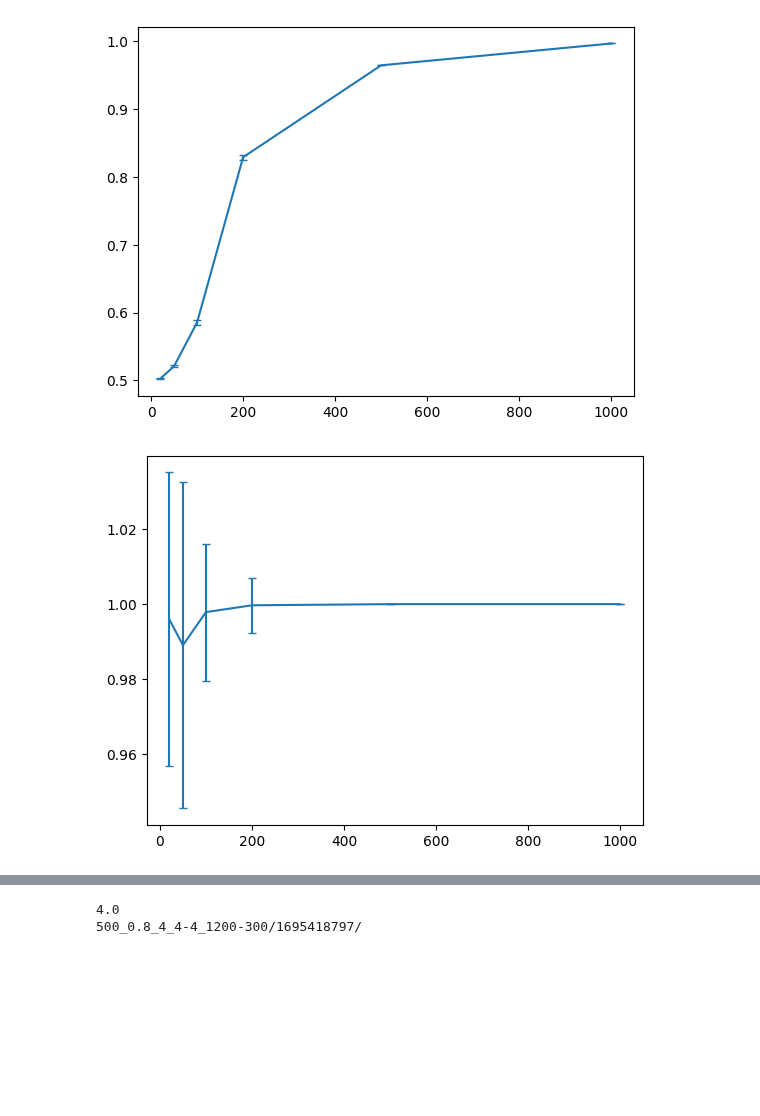
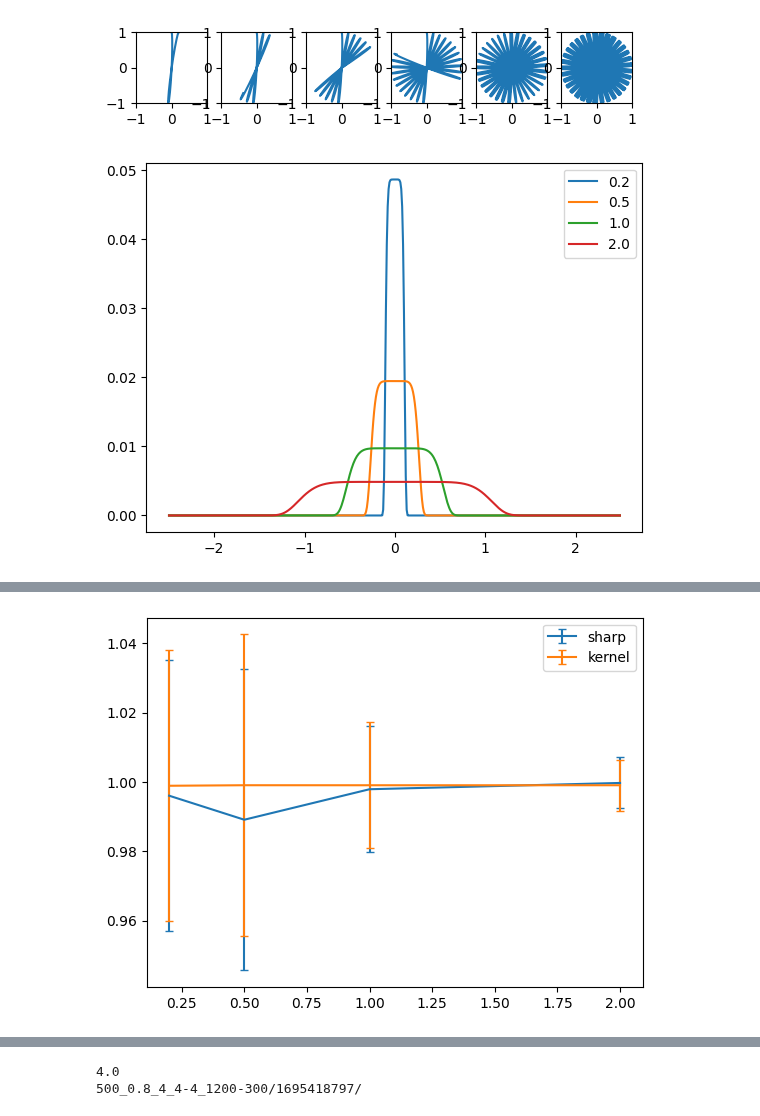
Before and after one commit to zhaoz0314/random-EI, a Jupyter notebook: pseudospatial/4_4-4.ipynb, the cells around one changed output, grey strips where cells are left out. Cells and saved outputs as stored; diff of their text form; code cells hidden in the pictures; blank space fills up the shorter version.

```diff
--- a/pseudospatial/4_4-4.ipynb
+++ b/pseudospatial/4_4-4.ipynb
@@ -9,25 +9,63 @@ exec(open("../functions.py").read())
 # %%
 foot = jnp.arange(1000)/100
 foo = jnp.asarray([jnp.sin(foot), jnp.cos(foot)]) * jnp.cos(foot * 100/3)
 interval_n_s = jnp.asarray([1,2,5,10,20,50])[::-1]
+[fig,subfigs] = plt.subplots(1,6)
+for idx in range(6):
+  subfigs[idx].plot(foo[0][:1000//interval_n_s[idx]], foo[1][:1000//interval_n_s[idx]])
+  subfigs[idx].set_aspect("equal")
+  subfigs[idx].set_xlim(-1,1)
+  subfigs[idx].set_ylim(-1,1)
 
-init = np.zeros((3,2,6))
+init = np.zeros((3,2,4))
 ref_cov = cov_s_fct(foo, jnp.mean(foo, axis = -1))
 ref_pcs = es_s_fct(ref_cov)
 ref_sizes = size_s_fct(ref_pcs[0])
-for idx in range(6):
+for idx in range(4):
   temp_traj = jnp.swapaxes(foo.reshape(2,interval_n_s[idx], 1000//interval_n_s[idx]), 0,1)
   temp_cov = cov_s_fct(temp_traj, jnp.mean(temp_traj, axis = -1))
   temp_pcs = es_s_fct(temp_cov)
   init[0,0,idx] = jnp.mean(dim_r_s_fct(temp_pcs[0]))
   init[0,1,idx] = jnp.std(dim_r_s_fct(temp_pcs[0]))
   init[1,0,idx] = jnp.mean(size_s_fct(temp_pcs[0])/ref_sizes)
   init[1,1,idx] = jnp.std(size_s_fct(temp_pcs[0])/ref_sizes)
   init[2,0,idx] = jnp.mean(ori_similarity_s_fct(temp_pcs, ref_pcs, size_s_fct(temp_pcs[0]), ref_sizes))
   init[2,1,idx] = jnp.std(ori_similarity_s_fct(temp_pcs, ref_pcs, size_s_fct(temp_pcs[0]), ref_sizes))
+
+import scipy as sp
+
+power = 8
+interval_len_s = 10/interval_n_s[:4]
+kernels = jnp.exp(-(jnp.arange(-250,250)/100)**power / 2/jnp.expand_dims(interval_len_s / 2,1)**power)
+kernels = kernels / jnp.sum(kernels, axis = -1,keepdims = True)
+plt.figure()
+for idx in range(4):
+  plt.plot(jnp.arange(-250,250)/100, kernels[idx], label = interval_len_s[idx])
+  plt.legend()
+
+init2 = np.zeros((3,2,4))
+ref_cov = cov_s_fct(foo, jnp.mean(foo, axis = -1))
+ref_pcs = es_s_fct(ref_cov)
+ref_sizes = size_s_fct(ref_pcs[0])
+for idx in range(4):
+  temp_cov = jnp.swapaxes(sp.signal.fftconvolve(jnp.expand_dims(foo,0) * jnp.expand_dims(foo,1),
+                                                jnp.tile(kernels[idx], (2,2,1)),
+                                                mode = "valid",
+                                                axes = -1),
+                         0,2)
+  temp_pcs = es_s_fct(temp_cov)
+  init2[0,0,idx] = jnp.mean(dim_r_s_fct(temp_pcs[0]))
+  init2[0,1,idx] = jnp.std(dim_r_s_fct(temp_pcs[0]))
+  init2[1,0,idx] = jnp.mean(size_s_fct(temp_pcs[0])/ref_sizes)
+  init2[1,1,idx] = jnp.std(size_s_fct(temp_pcs[0])/ref_sizes)
+  init2[2,0,idx] = jnp.mean(ori_similarity_s_fct(temp_pcs, ref_pcs, size_s_fct(temp_pcs[0]), ref_sizes))
+  init2[2,1,idx] = jnp.std(ori_similarity_s_fct(temp_pcs, ref_pcs, size_s_fct(temp_pcs[0]), ref_sizes))
+
 for idx in range(3):
   plt.figure()
-  plt.errorbar(1000 // interval_n_s, init[idx][0], yerr = init[idx][1], capsize = 3)
+  plt.errorbar(interval_len_s, init[idx][0], yerr = init[idx][1], capsize = 3, label = "sharp")
+  plt.errorbar(interval_len_s, init2[idx][0], yerr = init[idx][1], capsize = 3, label = "kernel")
+  plt.legend()
 # %% [output]
-[figure, old version]
+[figure, new version]
-[figure, old version]
+[figure, new version]
@@ -34,0 +73 @@ for idx in range(3):
+[figure, added]
```
Also changed, not shown: parts of 2 cells of this notebook.
